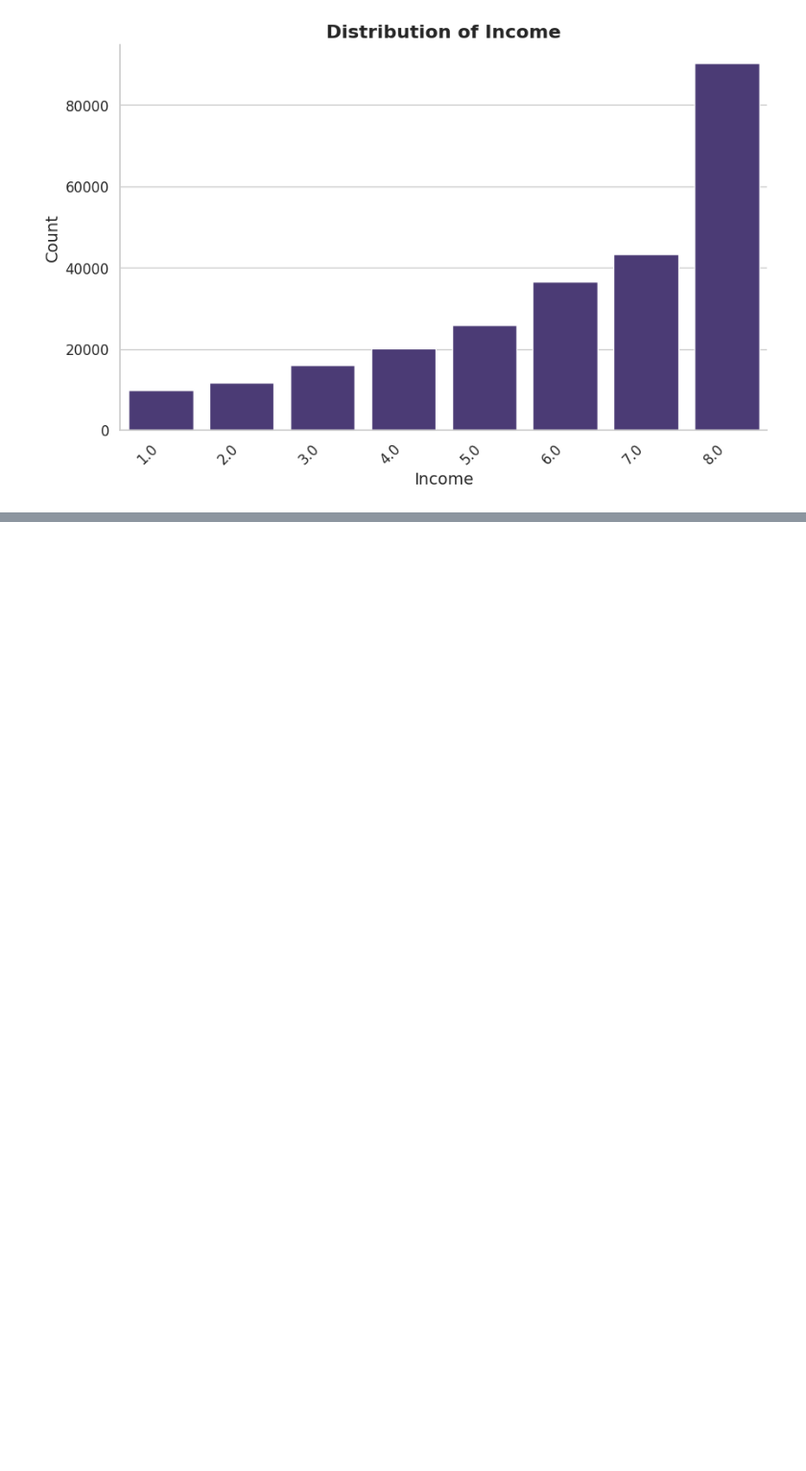
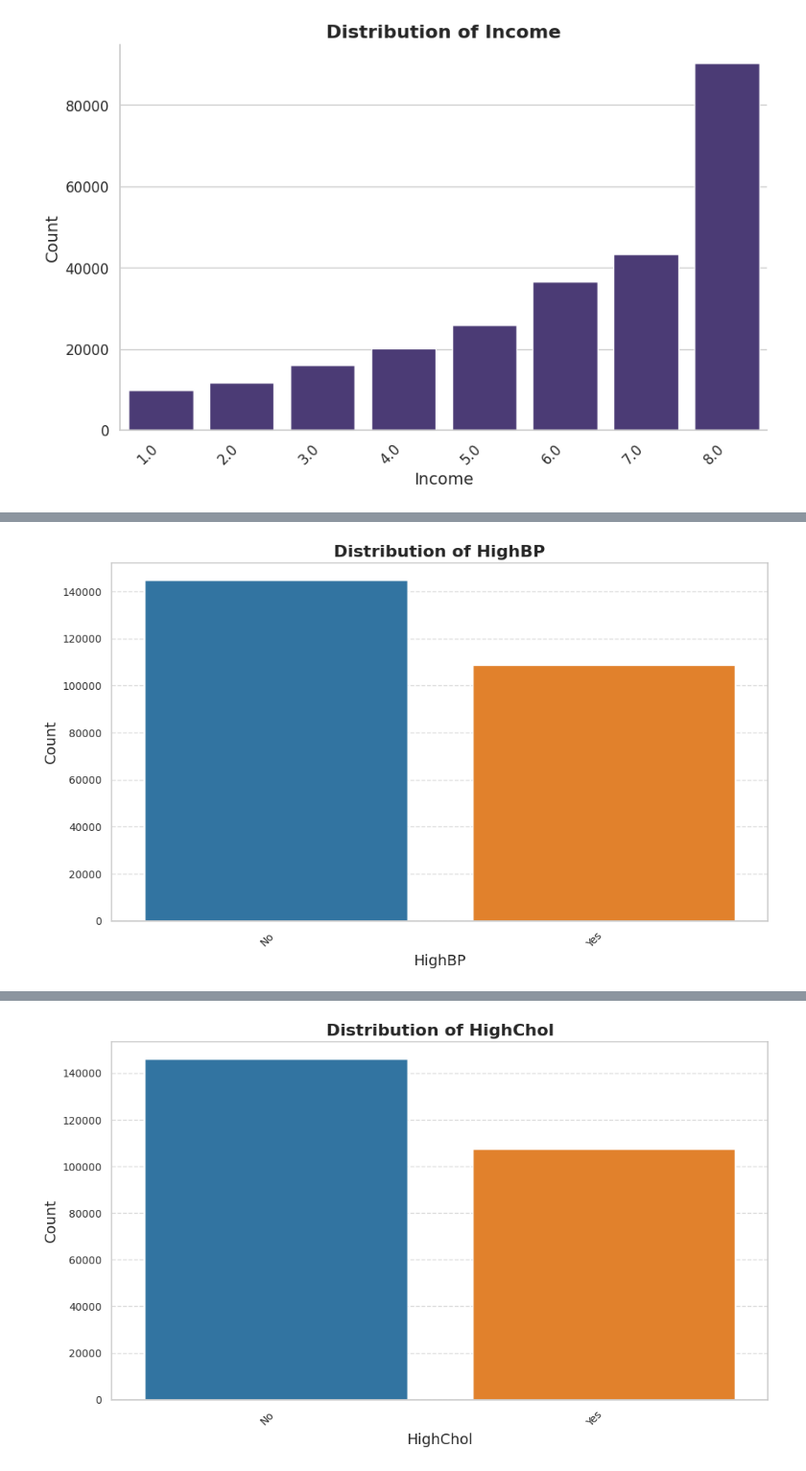
Before and after one commit to Ninja-draw-coder/PythonProjects, a Jupyter notebook: HeartDisease.ipynb, the cells around one changed output, grey strips where cells are left out. Shown at 96% size. Cells and saved outputs as stored; diff of their text form; code cells hidden in the pictures; blank space fills up the shorter version.

```diff
--- a/HeartDisease.ipynb
+++ b/HeartDisease.ipynb
@@ -85,6 +85,24 @@ for col in binary_cols:
 # Convert binned numeric to category type
 binned_cols = ['Age', 'Education', 'Income', 'Sex']
 for col in binned_cols:
+    df[col] = df[col].astype('category')
+
+# Define mappings for binary columns to descriptive labels
+binary_value_mappings = {
+    0: 'No',
+    1: 'Yes'
+}
+
+for col in binary_cols:
+    # Apply descriptive labels based on common binary 0/1 meaning
+    if col == 'HeartDiseaseorAttack':
+        df[col] = df[col].map({0: 'No Heart Disease', 1: 'Heart Disease'})
+    elif col == 'Sex':
+        df[col] = df[col].map({0: 'Female', 1: 'Male'})
+    else: # For other binary columns like HighBP, HighChol, Smoker etc.
+        df[col] = df[col].map(binary_value_mappings)
+
+    # Crucially, ensure the column is set to 'category' dtype
     df[col] = df[col].astype('category')
 
 # Convert binary flags to category type and map 0/1 to descriptive labels
@@ -347,0 +272,60 @@ ValueError: Cannot convert float NaN to integer
+# %%
+##import pandas as pd
+#import matplotlib.pyplot as plt
+#import seaborn as sns
+
+# Load the dataset
+#df = pd.read_csv('heartdisease.csv')
+
+# Define the specific list of categorical columns for univariate analysis
+target_cols_for_univariate = ['HighBP', 'HighChol', 'Smoker', 'Diabetes', 'Fruits', 'Veggies', 'HvyAlcoholConsump', 'HeartDiseaseorAttack','Sex']
+
+# Define mappings for binary columns to descriptive labels
+binary_value_mappings = {
+    0: 'No',
+    1: 'Yes'
+}
+# Specific mapping for Sex (if it were in the list)
+sex_mapping = {0: 'Female', 1: 'Male'}
+
+# Process columns to ensure correct categorical type and labels
+for col in target_cols_for_univariate:
+    # Apply descriptive labels based on common binary 0/1 meaning
+    if col == 'HeartDiseaseorAttack':
+        df[col] = df[col].map({0: 'No Heart Disease', 1: 'Heart Disease'})
+    elif col == 'Sex':
+        df[col] = df[col].map({0: 'Female', 1: 'Male'})
+    else: # For other binary columns like HighBP, HighChol, Smoker etc.
+        df[col] = df[col].map(binary_value_mappings)
+
+    # Crucially, ensure the column is set to 'category' dtype
+    df[col] = df[col].astype('category')
+
+# Define a color palette for univariate plots
+univariate_palette_colors = sns.color_palette('tab10', n_colors=10) # Get 10 colors from tab10
+
+# Plotting univariate analysis for each specified categorical feature
+for col in target_cols_for_univariate:
+    plt.figure(figsize=(10, 6))
+
+    # Get unique categories and map them to colors
+    # Now .cat.categories should work because we explicitly made it 'category' dtype
+    categories = df[col].cat.categories
+    num_categories = len(categories)
+    colors = [univariate_palette_colors[i % len(univariate_palette_colors)] for i in range(num_categories)]
+    color_map = dict(zip(categories, colors))
+
+    # Create the countplot using the explicit color mapping
+    sns.countplot(x=df[col], palette=color_map)
+
+    plt.title(f'Distribution of {col}', fontsize=16, fontweight='bold')
+    plt.xlabel(col, fontsize=14)
+    plt.ylabel('Count', fontsize=14)
+    plt.xticks(rotation=45, ha='right', fontsize=10)
+    plt.yticks(fontsize=10)
+    plt.grid(axis='y', linestyle='--', alpha=0.7)
+    plt.tight_layout()
+    plt.savefig(f'{col}_Univariate_Distribution.png')
+    plt.show()
+    plt.close()
+# %% [output]
@@ -347,0 +335 @@ ValueError: Cannot convert float NaN to integer
+[figure, added]
@@ -347,0 +339 @@ ValueError: Cannot convert float NaN to integer
+[figure, added]
```
Also changed, not shown: parts of 7 cells of this notebook.
